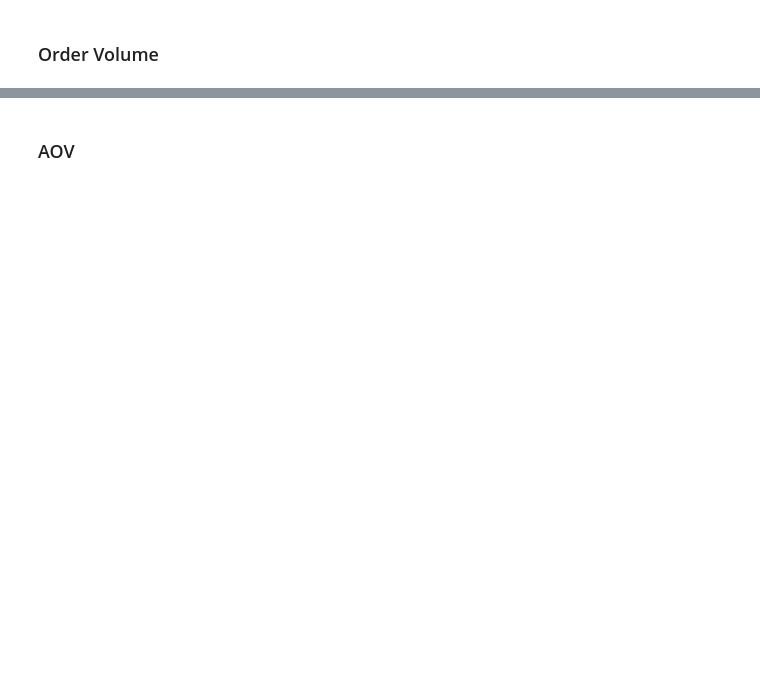
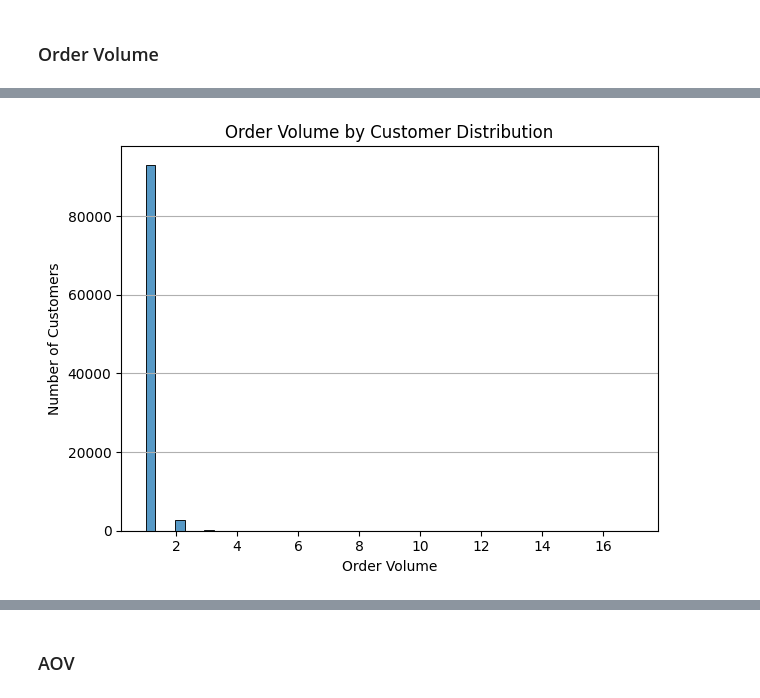
Before and after one commit to MattiaVerardi/olist-ecommerce-analytics, a Jupyter notebook: python/10_eda.ipynb, the cells around one changed output, grey strips where cells are left out. Saved outputs shown, nothing was run; the diff lists cells and outputs as text; code cells hidden in the pictures; blank space fills up the shorter version.

```diff
--- a/python/10_eda.ipynb
+++ b/python/10_eda.ipynb
@@ -3244,2 +3248,20 @@ plt.show()
+# %%
+customer_performance = pd.merge(
+    left=clean_orders, right=clean_customers,
+    on="customer_id", how="inner"
+).groupby(
+    "customer_unique_id"
+).agg(
+    revenue=("order_total_value", "sum"),
+    order_volume=("order_id", "size"),
+    quantity=("order_item_count", "sum")
+).assign(
+    revenue_share=lambda x: x["revenue"]/x["revenue"].sum(),
+    quantity_share=lambda x: x["quantity"]/x["quantity"].sum(),
+    aov=lambda x: x["revenue"]/x["order_volume"],
+    asp=lambda x: x["revenue"]/x["quantity"]
+).reset_index().rename(
+    columns={"customer_unique_id": "customer"}
+)
 # %% [markdown]
 ### Revenue
@@ -3249,0 +3427,5 @@ plt.show()
+# %%
+order_volume_by_customer = customer_performance[[
+    "customer",
+    "order_volume"
+]]
@@ -3249,0 +3444,14 @@ plt.show()
+# %%
+sns.histplot(
+    data=order_volume_by_customer,
+    x="order_volume",
+    bins=50
+)
+plt.title("Order Volume by Customer Distribution")
+plt.xlabel("Order Volume")
+plt.ylabel("Number of Customers")
+plt.grid(axis="y")
+plt.tight_layout()
+plt.show()
+# %% [output]
+[figure, added]
```
Also changed, not shown: parts of 24 cells of this notebook.
